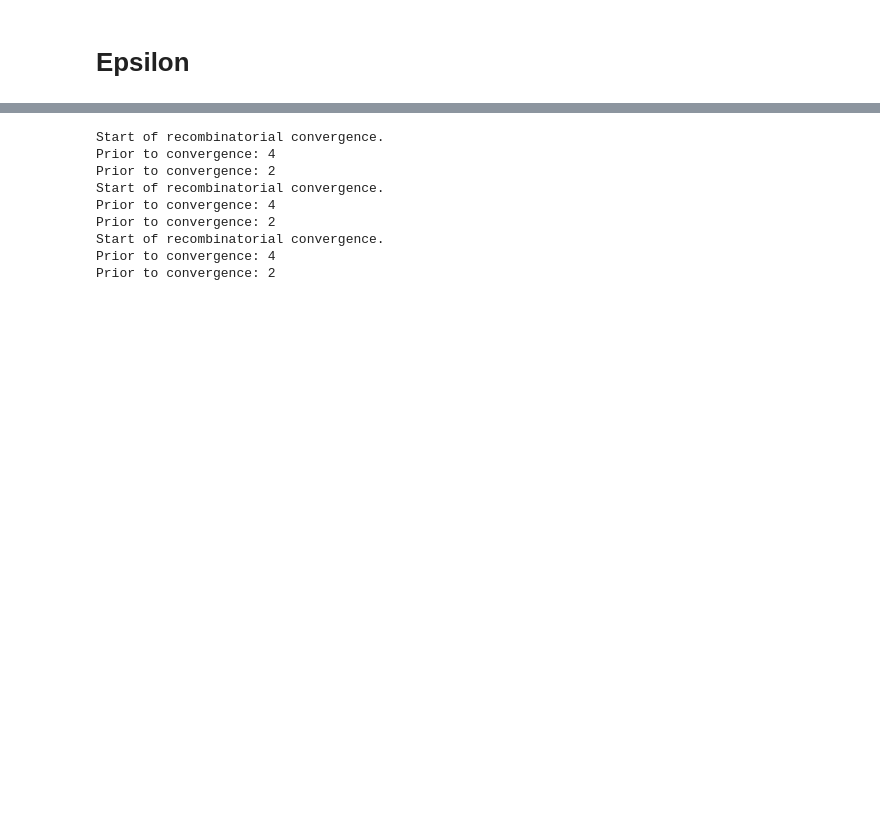
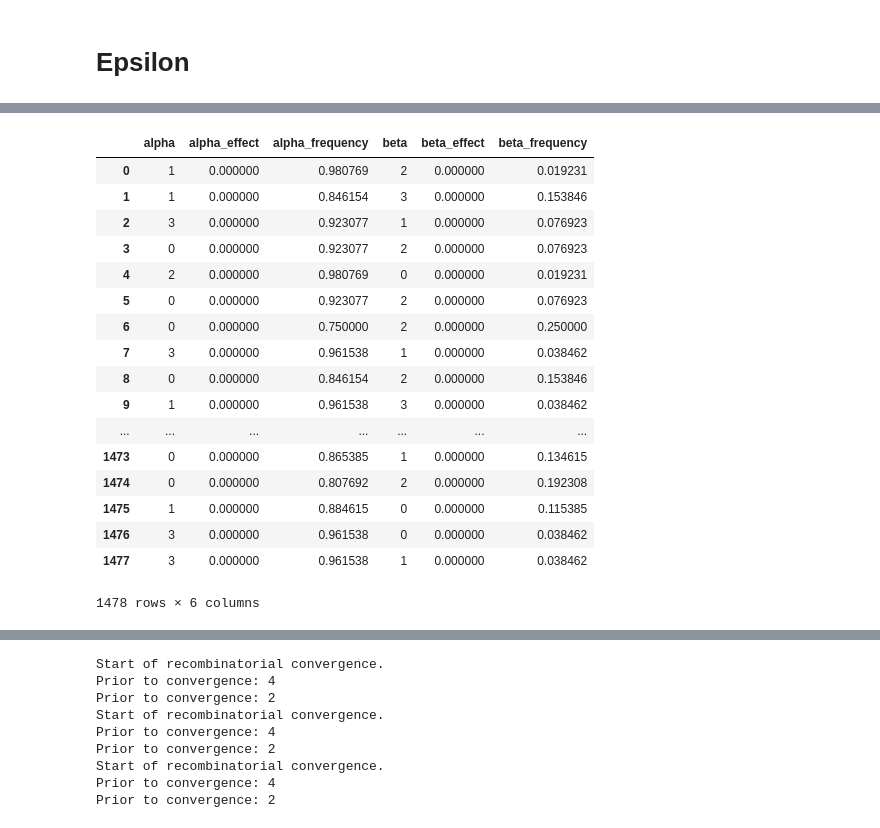
Before and after one commit to maizeatlas/saegus, a Jupyter notebook: devel/magic/1478/demonstration_run_epsilon.ipynb, the cells around one changed output, grey strips where cells are left out. Drawn from its saved outputs; the diff is of its cells as text; code cells hidden in the pictures; blank space fills up the shorter version.

```diff
--- a/devel/magic/1478/demonstration_run_epsilon.ipynb
+++ b/devel/magic/1478/demonstration_run_epsilon.ipynb
@@ -31,0 +99,21 @@ alleles = np.array(pd.read_hdf('parameters/alleles_at_1478_loci.hdf'))
+# %%
+aetable
+# %% [output]
+|  | alpha | alpha_effect | alpha_frequency | beta | beta_effect | beta_frequency |
+| 0 | 1 | 0.000000 | 0.980769 | 2 | 0.000000 | 0.019231 |
+| 1 | 1 | 0.000000 | 0.846154 | 3 | 0.000000 | 0.153846 |
+| 2 | 3 | 0.000000 | 0.923077 | 1 | 0.000000 | 0.076923 |
+| 3 | 0 | 0.000000 | 0.923077 | 2 | 0.000000 | 0.076923 |
+| 4 | 2 | 0.000000 | 0.980769 | 0 | 0.000000 | 0.019231 |
+| 5 | 0 | 0.000000 | 0.923077 | 2 | 0.000000 | 0.076923 |
+| 6 | 0 | 0.000000 | 0.750000 | 2 | 0.000000 | 0.250000 |
+| 7 | 3 | 0.000000 | 0.961538 | 1 | 0.000000 | 0.038462 |
+| 8 | 0 | 0.000000 | 0.846154 | 2 | 0.000000 | 0.153846 |
+| 9 | 1 | 0.000000 | 0.961538 | 3 | 0.000000 | 0.038462 |
+| ... | ... | ... | ... | ... | ... | ... |
+| 1473 | 0 | 0.000000 | 0.865385 | 1 | 0.000000 | 0.134615 |
+| 1474 | 0 | 0.000000 | 0.807692 | 2 | 0.000000 | 0.192308 |
+| 1475 | 1 | 0.000000 | 0.884615 | 0 | 0.000000 | 0.115385 |
+| 1476 | 3 | 0.000000 | 0.961538 | 0 | 0.000000 | 0.038462 |
+| 1477 | 3 | 0.000000 | 0.961538 | 1 | 0.000000 | 0.038462 |
+1478 rows × 6 columns
```
Also changed, not shown: parts of 151 cells of this notebook, 8 other files.
